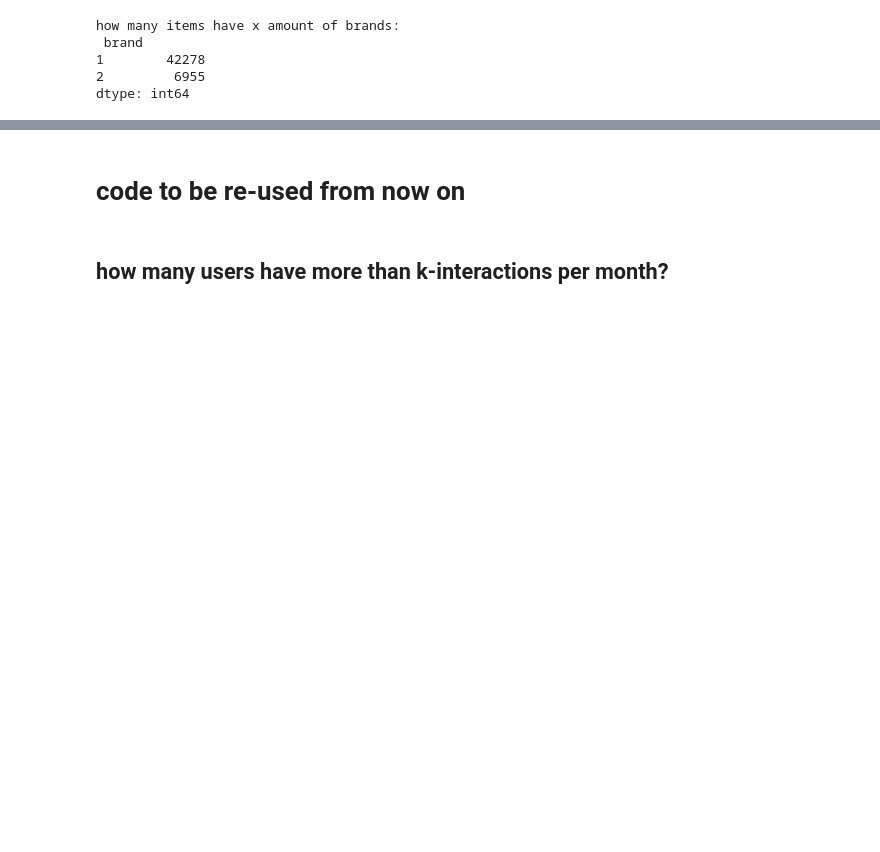
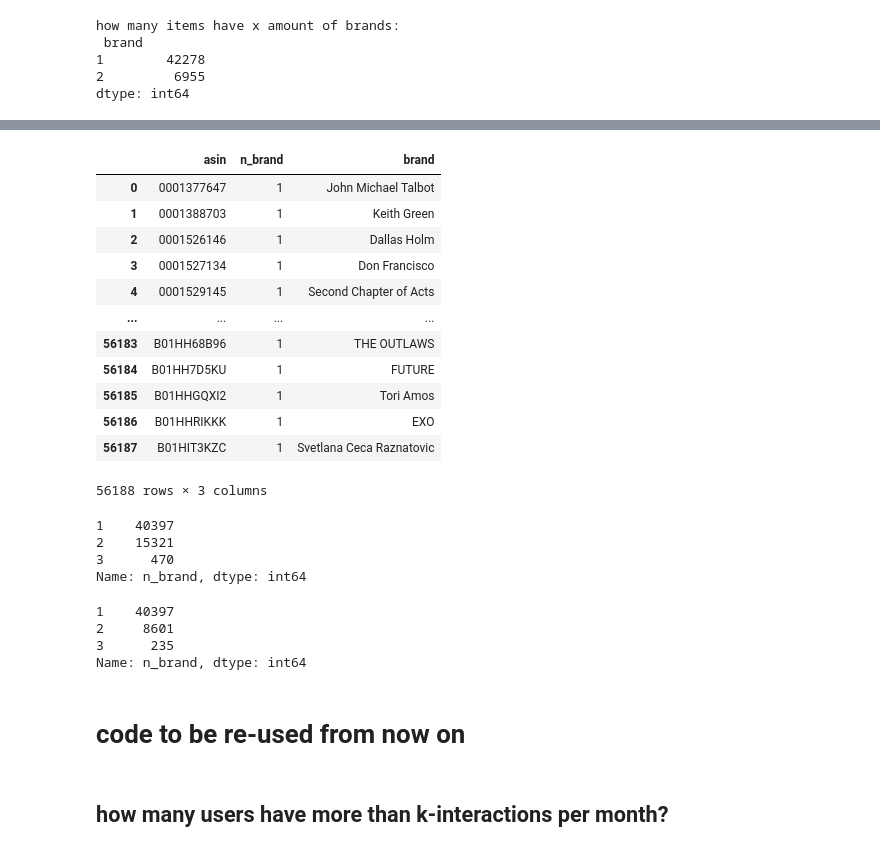
Before and after one commit to mariajoaolavoura/measuring_forgetting, a Jupyter notebook: notebooks/ADM - eda.ipynb, the cells around one changed output, grey strips where cells are left out. Drawn from its saved outputs; the diff is of its cells as text; code cells hidden in the pictures; blank space fills up the shorter version.

```diff
--- a/notebooks/ADM - eda.ipynb
+++ b/notebooks/ADM - eda.ipynb
@@ -1240,0 +1271,31 @@ Name: brand, Length: 33957, dtype: bool
+# %%
+df_count_brand.loc[df_count_brand.brand == 'Various Artists', 'n_brand'] += 1
+df_count_brand
+# %% [output]
+|  | asin | n_brand | brand |
+| 0 | 0001377647 | 1 | John Michael Talbot |
+| 1 | 0001388703 | 1 | Keith Green |
+| 2 | 0001526146 | 1 | Dallas Holm |
+| 3 | 0001527134 | 1 | Don Francisco |
+| 4 | 0001529145 | 1 | Second Chapter of Acts |
+| ... | ... | ... | ... |
+| 56183 | B01HH68B96 | 1 | THE OUTLAWS |
+| 56184 | B01HH7D5KU | 1 | FUTURE |
+| 56185 | B01HHGQXI2 | 1 | Tori Amos |
+| 56186 | B01HHRIKKK | 1 | EXO |
+| 56187 | B01HIT3KZC | 1 | Svetlana Ceca Raznatovic |
+56188 rows × 3 columns
+# %%
+df_count_brand.n_brand.value_counts()
+# %% [output]
+1    40397
+2    15321
+3      470
+Name: n_brand, dtype: int64
+# %%
+df_count_brand.drop_duplicates().n_brand.value_counts()
+# %% [output]
+1    40397
+2     8601
+3      235
+Name: n_brand, dtype: int64
```
Also changed, not shown: parts of 12 cells of this notebook, 1 other file.
